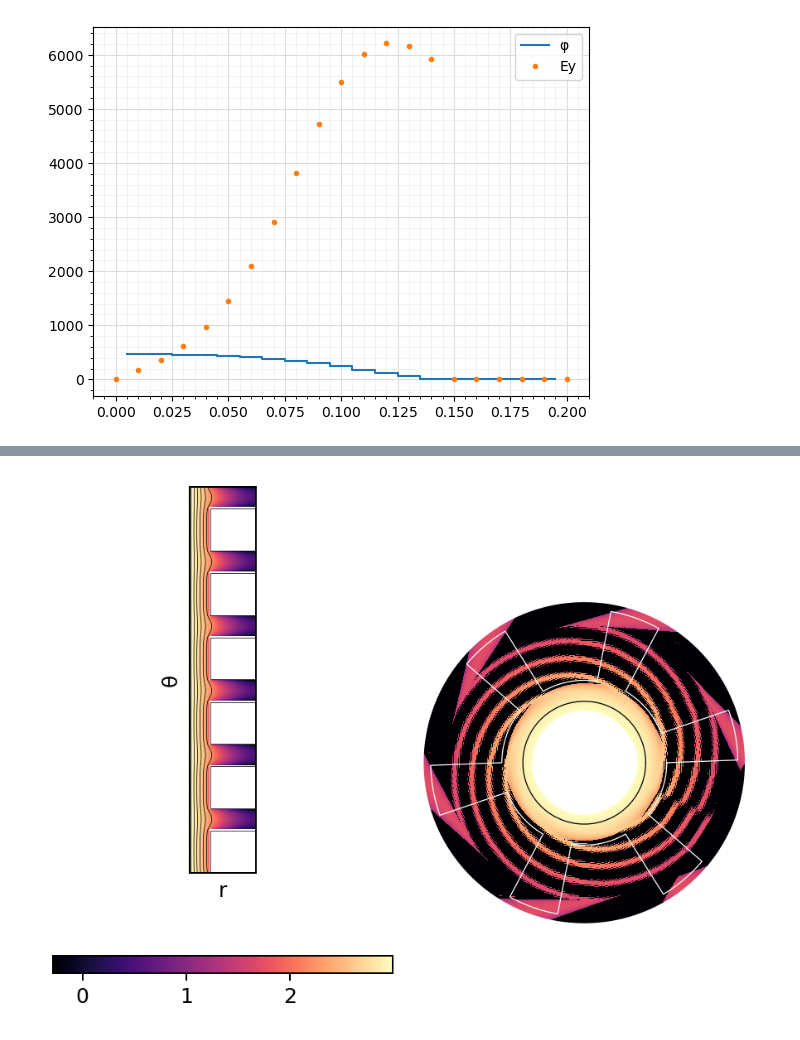
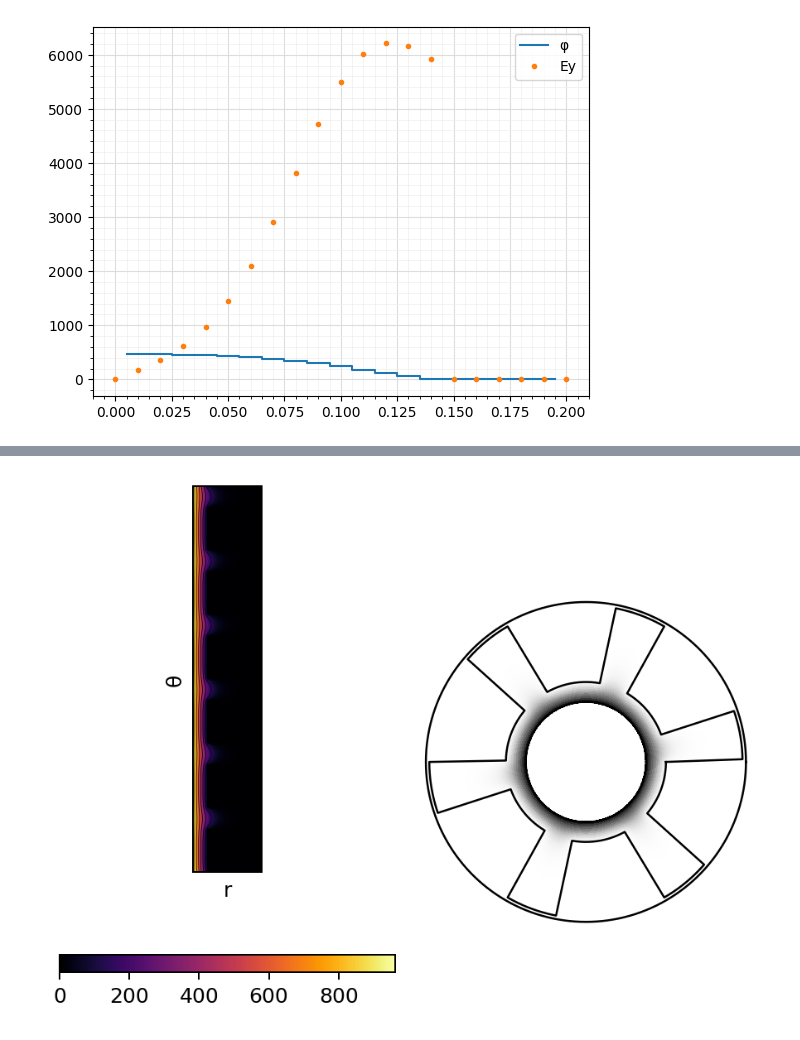
Before and after one commit to bchaber/pole, a Jupyter notebook: PoissonEquation.ipynb, the cells around one changed output, grey strips where cells are left out. Drawn from its saved outputs; the diff is of its cells as text; code cells hidden in the pictures.

Commit message:
Fix quadmesh

```diff
--- a/PoissonEquation.ipynb
+++ b/PoissonEquation.ipynb
@@ -448,59 +434,59 @@ nθ, nr
 # %%
 using PyPlot
 
-function quadmesh(r, t, V; cmap=get_cmap("viridis"))
-    nr = length(r)
-    nt = length(t)
+function quadmesh(rf, tf, V; cmap=get_cmap("viridis"))
+    nr = length(rf)
+    nt = length(tf)
     N = PyPlot.matplotlib.colors.Normalize(vmin=minimum(V), vmax=maximum(V))
     C = cmap(N(V[:]))
-    R = repeat(r, 1, nt)
-    T = repeat(t',nr, 1)
+    R = repeat(rf, 1, nt)
+    T = repeat(tf',nr, 1)
     coords = zeros(nr, nt, 2)
     coords[:,:,1] .= T
     coords[:,:,2] .= R
 
-    mesh = PyPlot.matplotlib.collections.QuadMesh(nr-1, nt-1, coords, facecolors=C,
+    mesh = PyPlot.matplotlib.collections.QuadMesh(nt-1, nr-1, coords, facecolors=C,
                                                   rasterized=true,
                                                   antialiased=false,
                                                   linewidth=0)
     return mesh
 end
 
 fig = figure(figsize=(5,4), dpi=180)
 ax = fig.add_subplot(1,2,2, polar=true, frameon=false)
 ax.set_xticks([])
 ax.set_yticks([])
 #ax.set_rorigin(-0.5)
 #ax.set_rmin(0.)
 #ax.set_rmax(1.)
 ax.grid(false)
-ax.add_collection(quadmesh(range(0.38, 1., nr+1), vcat(range(0., 2π, nθ), 0.), log10.(φ .+ 5e-4);
-        cmap=get_cmap("magma")))
-let outline = 0.51ones(length(θf))
+ax.add_collection(quadmesh(rf, θf, φ; cmap=get_cmap("Greys")))
+let outline = 2.1ones(length(θf))
     for i = 0:nθ
-        if  21 >= i >= 2   outline[i] = 0.95 end
-        if  81 >= i >= 62  outline[i] = 0.95 end
-        if 141 >= i >= 122 outline[i] = 0.95 end
-        if 201 >= i >= 182 outline[i] = 0.95 end
-        if 261 >= i >= 242 outline[i] = 0.95 end
-        if 321 >= i >= 302 outline[i] = 0.95 end
+        if  21 > i >= 2   outline[i] = 4.11 end
+        if  81 > i >= 61  outline[i] = 4.11 end
+        if 141 > i >= 121 outline[i] = 4.11 end
+        if 201 > i >= 181 outline[i] = 4.11 end
+        if 261 > i >= 241 outline[i] = 4.11 end
+        if 321 > i >= 301 outline[i] = 4.11 end
     end
-    ax.plot(θf, 1.00ones(nθ+1), "white", linewidth=1)
-    ax.plot(θf, 0.38ones(nθ+1), "black", linewidth=0.5)
-    ax.plot(θf, 0.01ones(nθ+1), "black", linewidth=0)
-    ax.plot(θf, outline, "#fff", linewidth=0.5)
-    #ax.plot(θf, .2sin.(2.5θf .- 0.5).^4 .+ 0.1, "orange", linewidth=0.9)
+    ax.plot(θf, 1.00ones(nθ+1), "white", linewidth=0)
+    ax.plot(θf, 0.01ones(nθ+1), "white", linewidth=0)
+    ax.plot(θf, 1.58ones(nθ+1), "black", linewidth=1)
+    ax.plot(θf, 4.20ones(nθ+1), "black", linewidth=1)
+    ax.plot(θf, outline, "black", linewidth=1)
+    #ax.plot(θf, .2sin.(2.5θf .- 0.5).^4 .+ 1.65, "violet", linewidth=0.9)
 end
 ax = fig.add_subplot(1,2,1, frameon=true)
 ax.set_xticks([])
 ax.set_yticks([])
 ax.set_aspect("equal")
 ax.grid(false)
-imshow(log10.(φ), cmap=get_cmap("magma"))
+imshow(φ, cmap=get_cmap("inferno"))
 colorbar(orientation="horizontal")
 contour(φ, colors="black", linewidths=0.3)
 xlabel("r"); ylabel("θ");
 
 tight_layout()
 # %% [output]
-[figure, old version]
+[figure, new version]
```
Also changed, not shown: parts of 21 cells of this notebook.
